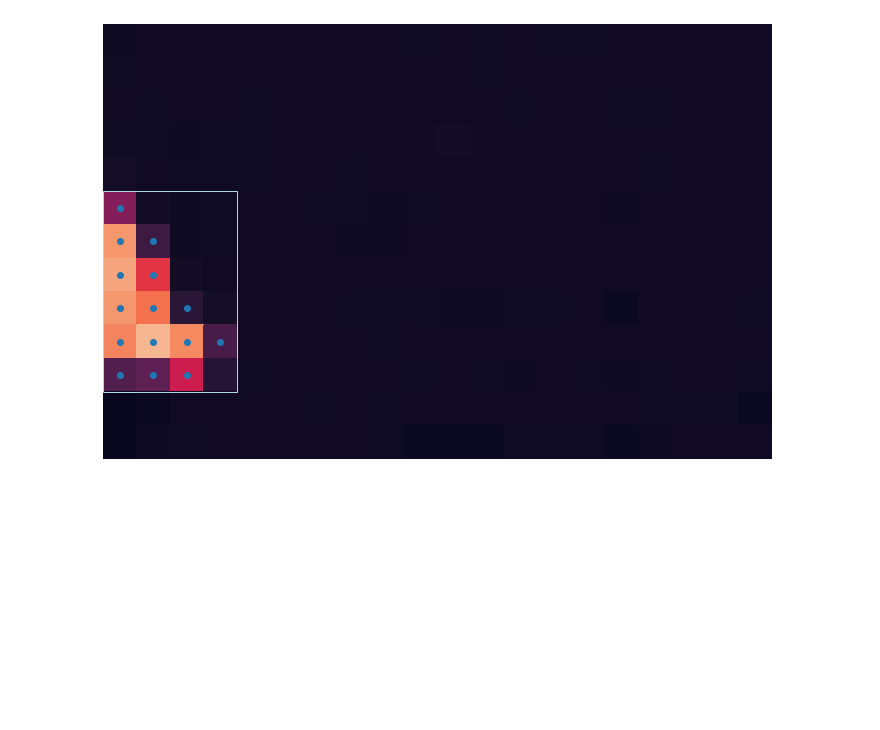
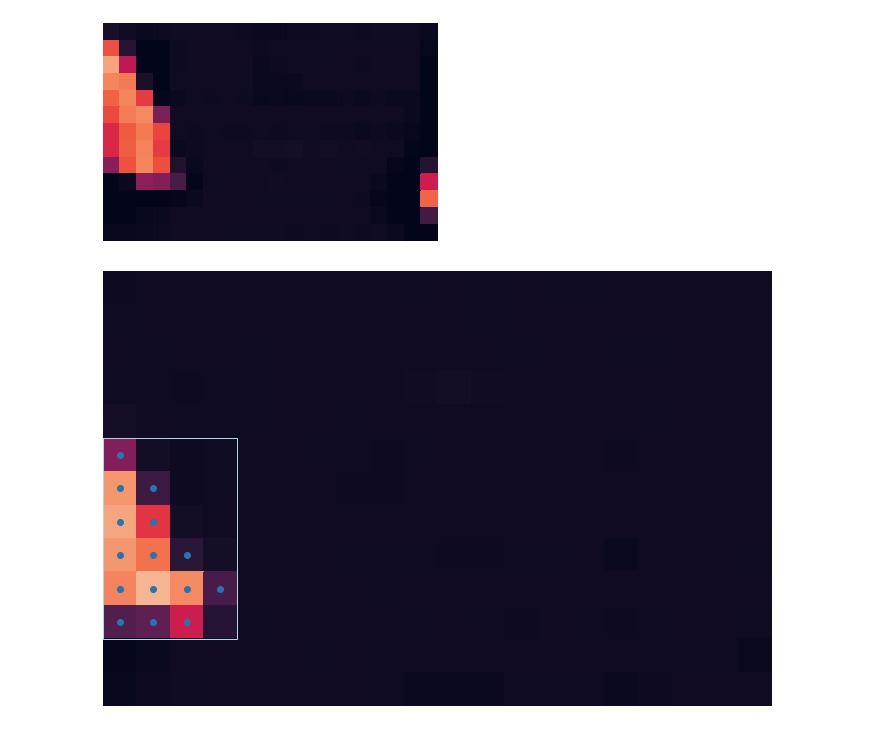
Before and after one commit to mmenzyns/ai-palm-rejection, a Jupyter notebook: data_processing/modification.ipynb, the cells around one changed output. Drawn from its saved outputs; the diff is of its cells as text; code cells hidden in the pictures; blank space fills up the shorter version.

```diff
--- a/data_processing/modification.ipynb
+++ b/data_processing/modification.ipynb
@@ -14,6 +14,12 @@ import operator
 from pathlib import Path
 legal = data_generation.read_grayscale_pngs(Path('../ai_ml/out/legal/orig'))
 illegal = data_generation.read_grayscale_pngs(Path('../ai_ml/out/illegal/orig'))
+# %%
+image = illegal[922]
+sns.heatmap(image, xticklabels=0, yticklabels=0, square=True, cbar=False, vmin=0, vmax=255, linewidths=0.0, rasterized=True)
+plt.savefig("figures/data_example.pdf")
+# %% [output]
+[figure, added]
 # %%
 image = illegal[-110]
 plt.figure(figsize=(17,8))
```
Also changed, not shown: parts of 4 cells of this notebook, 44 other files.
